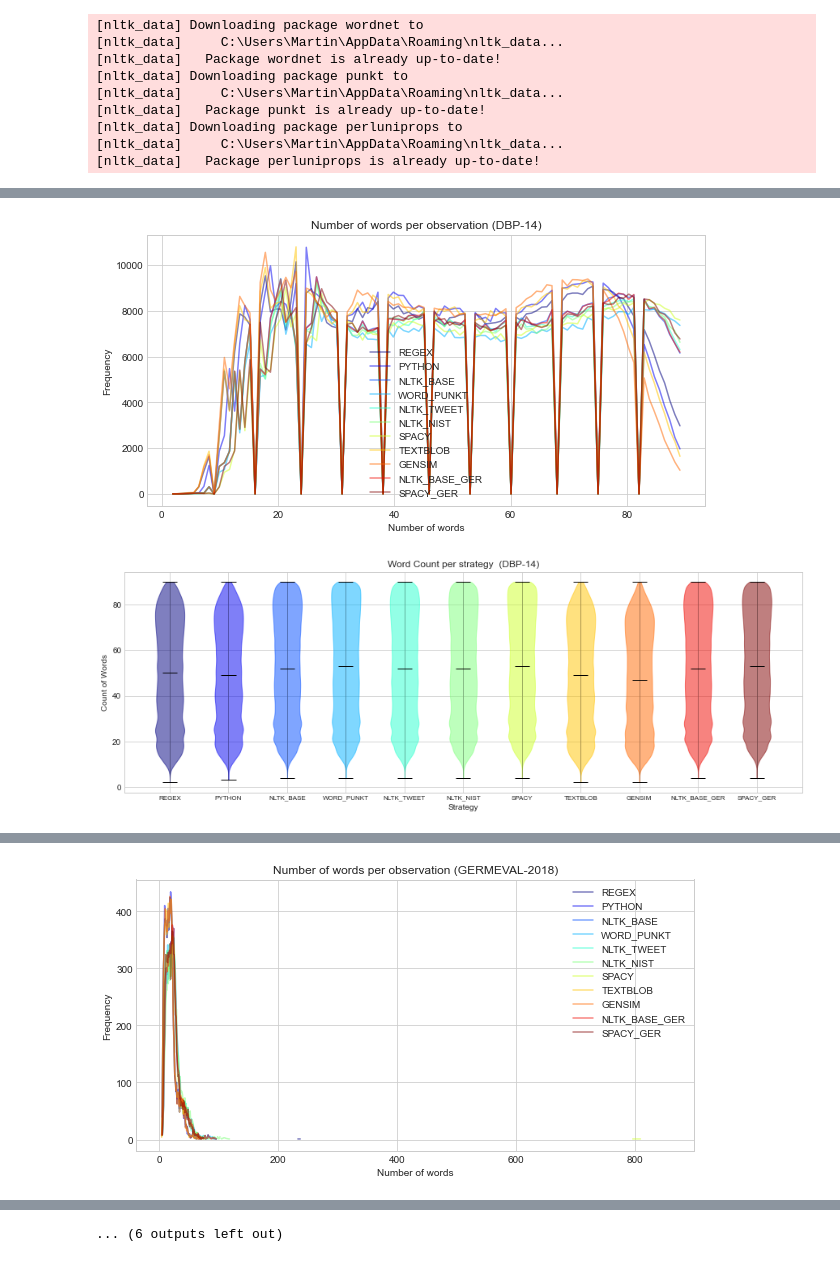
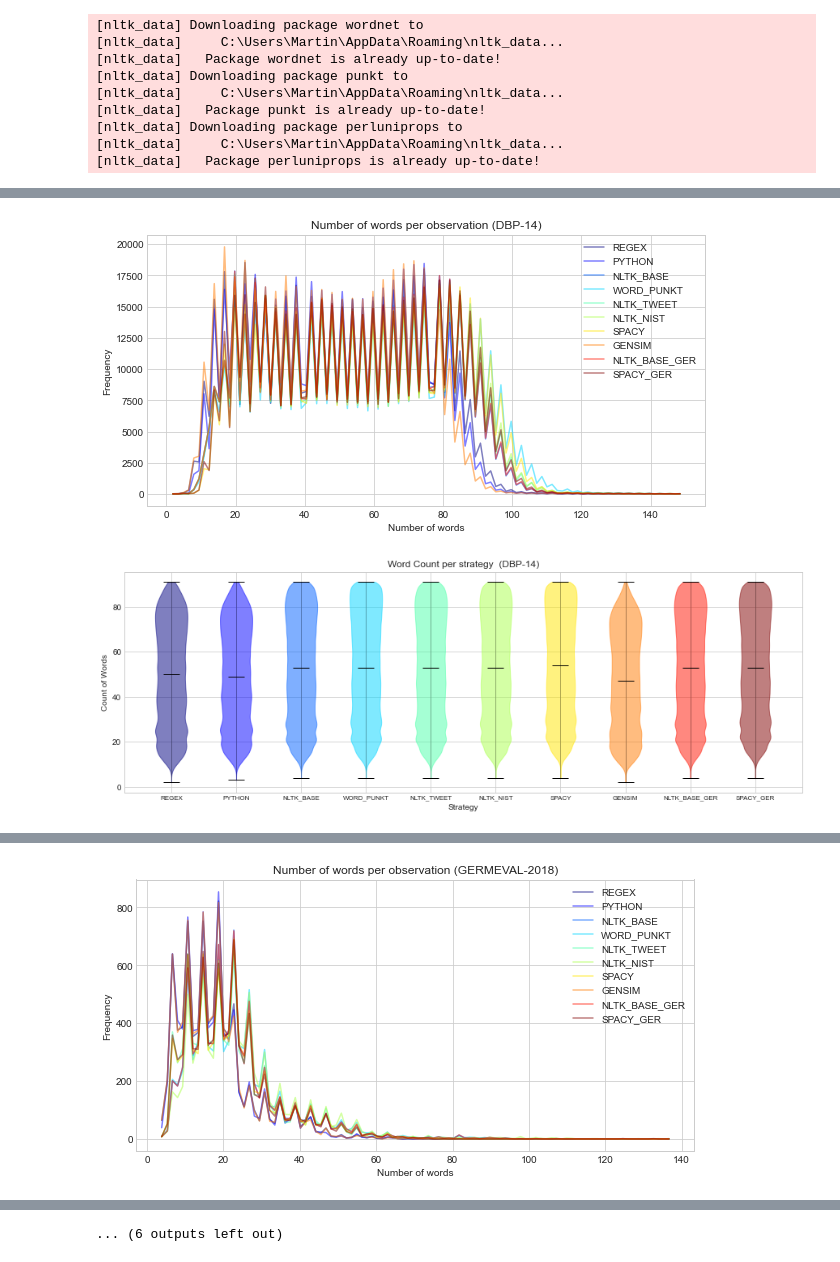
Before and after one commit to freecraver/zimp_experiments, a Jupyter notebook: pos/word_count.ipynb, the cells around one changed output, grey strips where cells are left out. Saved outputs shown, nothing was run; the diff lists cells and outputs as text; code cells hidden in the pictures.

Commit message:
adaptions for updated word count evaluation

```diff
--- a/pos/word_count.ipynb
+++ b/pos/word_count.ipynb
@@ -27,6 +28,8 @@ source_dir = '../../zimp_orchestrator/orch/resources'
 files = {}
 # %%
 for ds_path in glob(source_dir + '/*'):
+    if not os.path.isdir(ds_path):
+        continue
     ds_name = os.path.basename(ds_path)
     files[ds_name] = [os.path.join(ds_path, 'train.csv'), os.path.join(ds_path, 'test.csv')]
 # %%
@@ -39,10 +42,11 @@ def get_ds_stats(ds_name, paths, wca_builder, track_name):
 # %%
 def cropped_line_plot(df, dataset):
 
-    if len(df.index) > 250:
+    if max(df.index) > 250:
         # remove all values above 95-percentile
         cs = df.sum(axis=1).cumsum()
-        df_plot = df[cs< cs.iloc[-1]*.95]
+        max_idx = min(max(cs[cs< cs.iloc[-1]*.95].idxmax(),150), df.index.max())
+        df_plot = df[df.index <= max_idx]
         # resample to 100 equal-size intervals
         df_plot = df_plot.groupby(pd.cut(df_plot.index, 100))\
             .agg(lambda s: s.sum())\
@@ -102,10 +106,10 @@ def violin_plot(df, dataset):
 # %%
 for dataset in files.keys():
     dfs = []
-    for strategy in WordCountStrategy:
+    for strategy in TokenizerStrategy:
         dfs.append(get_ds_stats(dataset, files[dataset], lambda texts: WordCountAnalyzer(texts, strategy=strategy), strategy.name))
-    dfs.append(get_ds_stats(dataset, files[dataset], lambda texts: WordCountAnalyzer(texts, strategy=WordCountStrategy.NLTK_BASE, language='german'), 'NLTK_BASE_GER'))
-    dfs.append(get_ds_stats(dataset, files[dataset], lambda texts: WordCountAnalyzer(texts, strategy=WordCountStrategy.SPACY, language='german'), 'SPACY_GER'))
+    dfs.append(get_ds_stats(dataset, files[dataset], lambda texts: WordCountAnalyzer(texts, strategy=TokenizerStrategy.NLTK_BASE, language='german'), 'NLTK_BASE_GER'))
+    dfs.append(get_ds_stats(dataset, files[dataset], lambda texts: WordCountAnalyzer(texts, strategy=TokenizerStrategy.SPACY, language='german'), 'SPACY_GER'))
     df = pd.concat(dfs, axis=1)
     cropped_line_plot(df, dataset)
     violin_plot(df, dataset)
@@ -138,2 +140,2 @@ DBP-14 with SPACY_GER took 464.703125s
-[figure, old version]
+[figure, new version]
-[figure, old version]
+[figure, new version]
@@ -151 +152 @@ GERMEVAL-2018 with SPACY_GER took 3.5s
-[figure, old version]
+[figure, new version]
```
Also changed, not shown: parts of 2 cells of this notebook, 12 other files.
